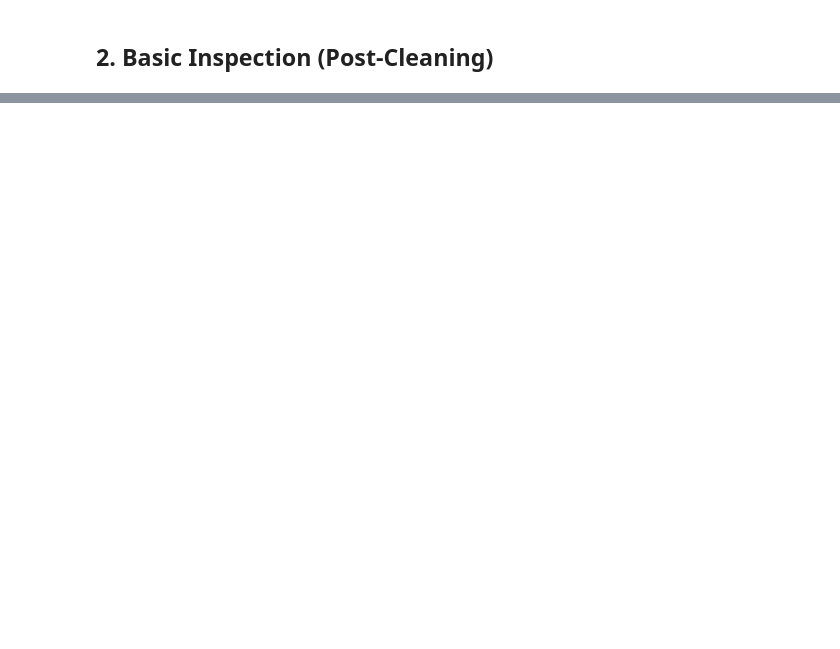
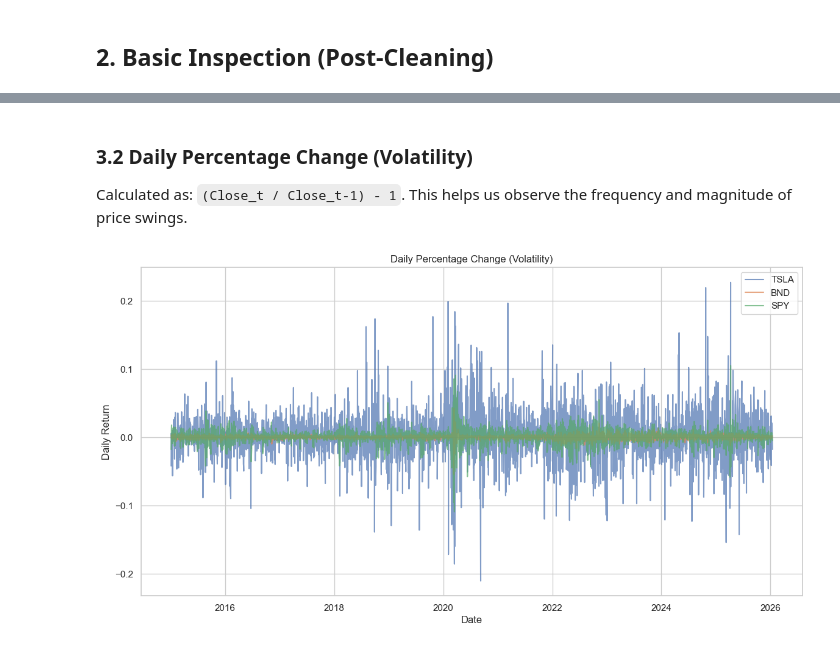
Before and after one commit to soltsega/Time-Series-Forecasting-for-Portfolio-Management-Optimization, a Jupyter notebook: notebooks/EDA.ipynb, the cells around one changed output, grey strips where cells are left out. Cells and saved outputs as stored; diff of their text form; code cells hidden in the pictures; blank space fills up the shorter version.

```diff
--- a/notebooks/EDA.ipynb
+++ b/notebooks/EDA.ipynb
@@ -60,0 +113,18 @@ for asset, df in dfs.items():
+# %% [markdown]
+### 3.2 Daily Percentage Change (Volatility)
+Calculated as: `(Close_t / Close_t-1) - 1`. This helps us observe the frequency and magnitude of price swings.
+# %%
+for asset in assets:
+    dfs[asset]['Daily_Return'] = dfs[asset]['Close'].pct_change()
+
+plt.figure(figsize=(14, 7))
+for asset in assets:
+    plt.plot(dfs[asset].index, dfs[asset]['Daily_Return'], label=asset, alpha=0.7)
+
+plt.title('Daily Percentage Change (Volatility)')
+plt.xlabel('Date')
+plt.ylabel('Daily Return')
+plt.legend()
+plt.show()
+# %% [output]
+[figure, added]
```
Also changed, not shown: parts of 8 cells of this notebook.
